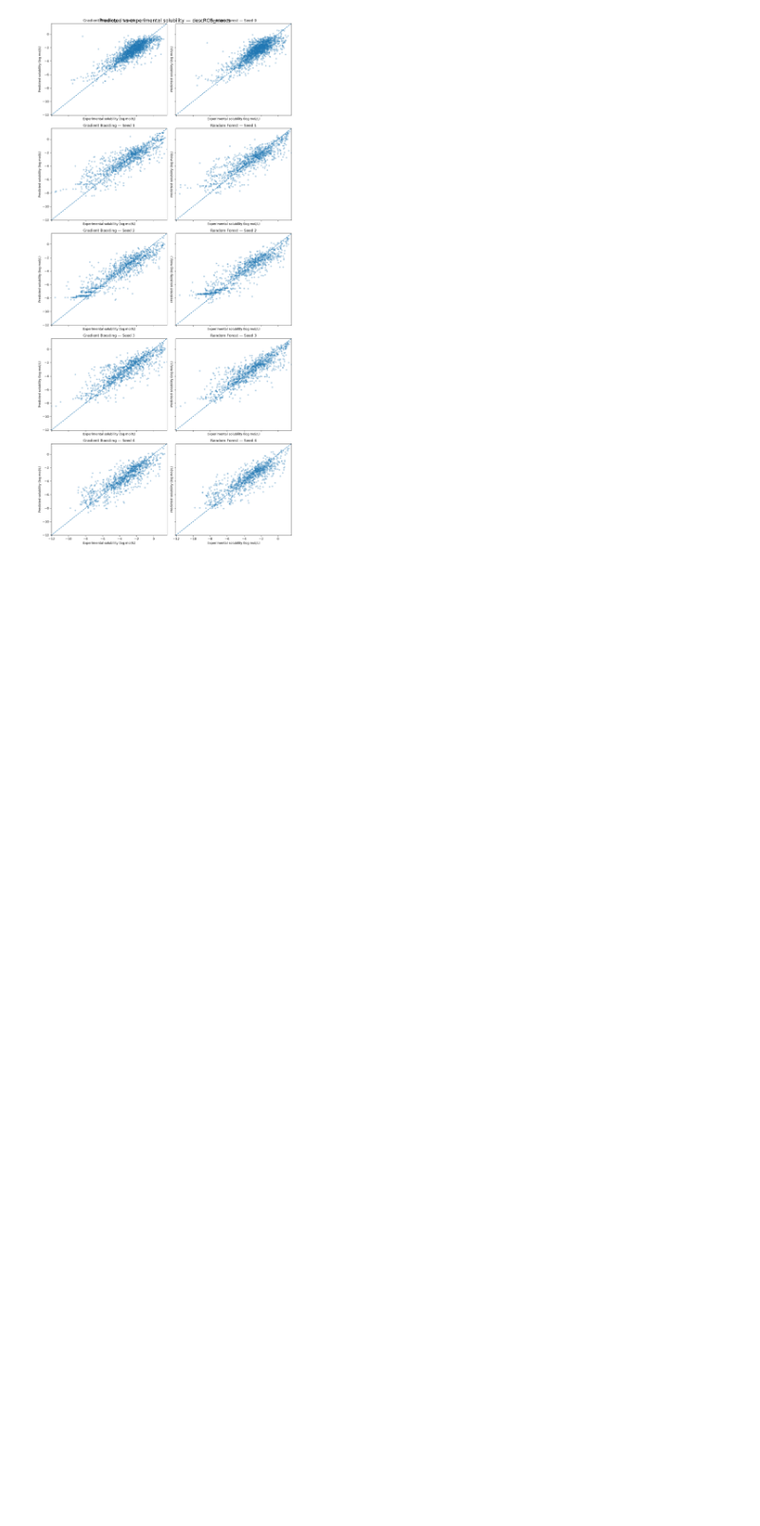
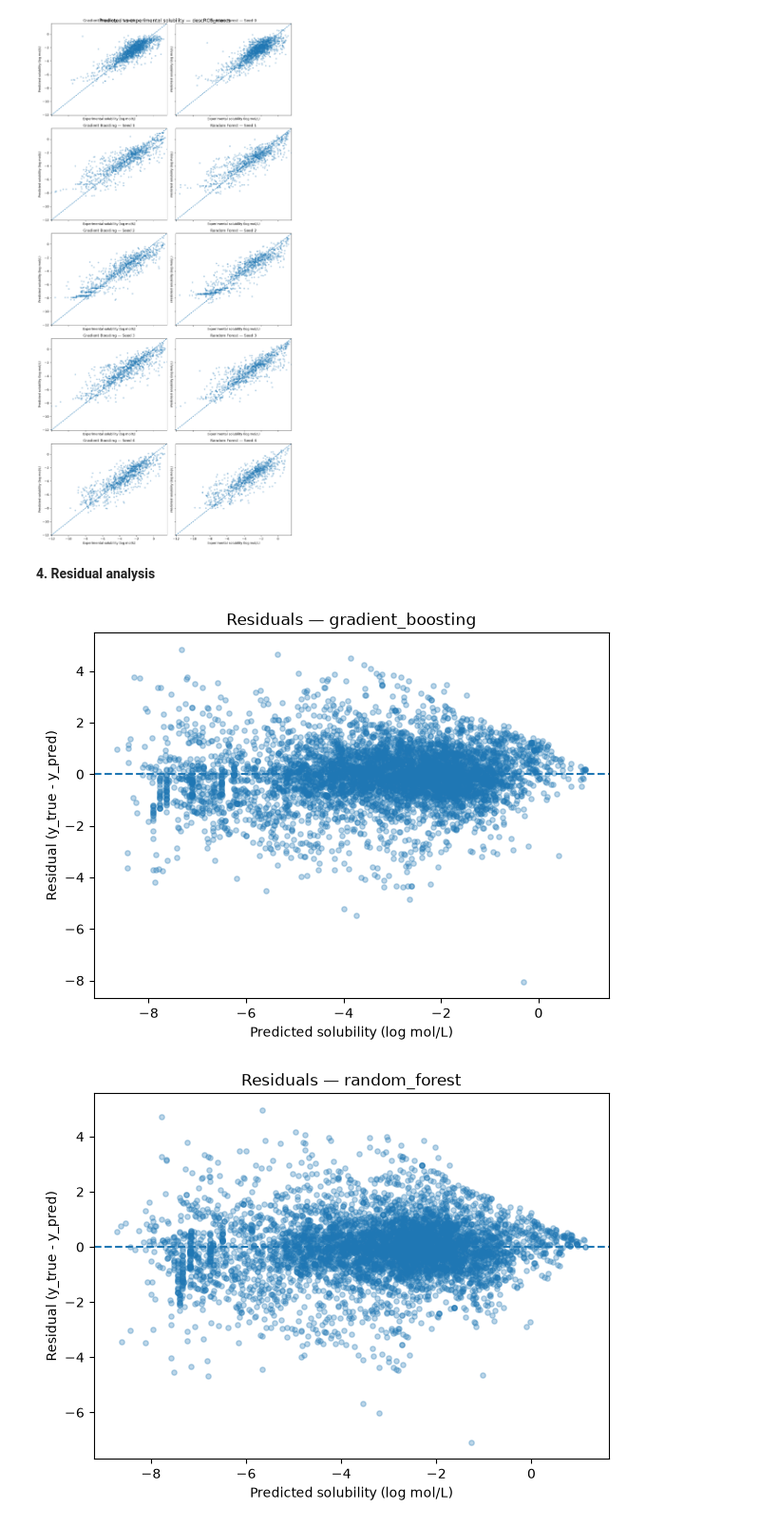
Before and after one commit to alexcorbero/admet-ml, a Jupyter notebook: notebooks/05_model_evaluation.ipynb, the cells around one changed output. Shown at 95% size. Drawn from its saved outputs; the diff is of its cells as text; code cells hidden in the pictures; blank space fills up the shorter version.

Commit message:
feat: residual analysis, solubility ranges, worst prediction and MAE plot per seed

```diff
--- a/notebooks/05_model_evaluation.ipynb
+++ b/notebooks/05_model_evaluation.ipynb
@@ -220,3 +226,42 @@ plt.tight_layout()
 plt.show()
 # %% [output]
 [figure]
+# %% [markdown]
+**4. Residual analysis**
+# %%
+predictions["residual"] = (
+    predictions["y_true"]
+    - predictions["y_pred"]
+)
+
+predictions["absolute_error"] = (
+    predictions["residual"].abs()
+)
+# %%
+FEATURE_NAME = "descRO5_maccs"
+
+for model_name in MODELS:
+    subset = predictions[
+        (predictions["features"] == FEATURE_NAME)
+        & (predictions["model"] == model_name)
+    ]
+
+    plt.figure(figsize=(7, 5))
+
+    plt.scatter(
+        subset["y_pred"],
+        subset["residual"],
+        alpha=0.3,
+        s=15,
+    )
+
+    plt.axhline(0, linestyle="--")
+
+    plt.xlabel("Predicted solubility (log mol/L)")
+    plt.ylabel("Residual (y_true - y_pred)")
+    plt.title(f"Residuals — {model_name}")
+
+    plt.show()
+# %% [output]
+[figure, added]
+[figure, added]
```
Also changed, not shown: parts of 8 cells of this notebook.
